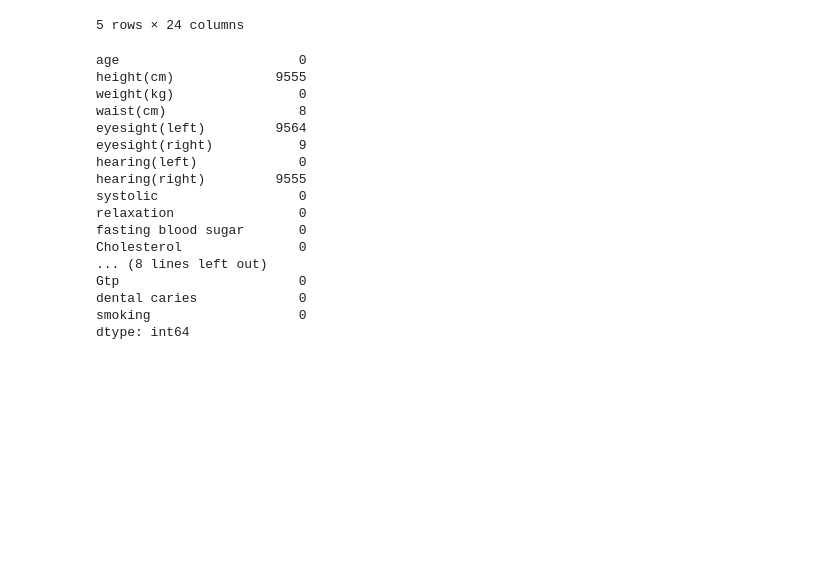
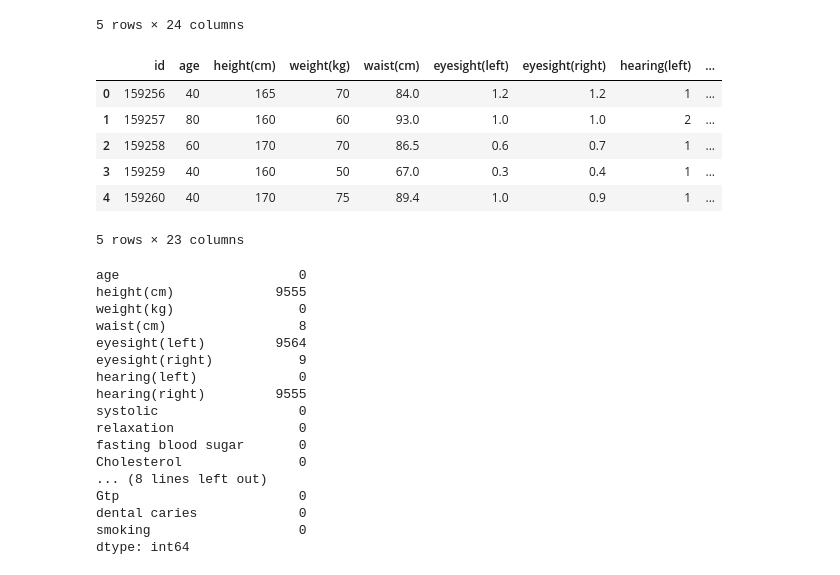
Before and after one commit to GDistories/DSAA5002_Final_Exam, a Jupyter notebook: Q5/Q5_Code/Q5.ipynb, the cells around one changed output. Saved outputs shown, nothing was run; the diff lists cells and outputs as text; code cells hidden in the pictures; blank space fills up the shorter version.

```diff
--- a/Q5/Q5_Code/Q5.ipynb
+++ b/Q5/Q5_Code/Q5.ipynb
@@ -27,6 +18,16 @@ train_df.head()
 | 3 | 3 | 35 | 180.0 | 95 | 105.0 | 1.5 | 1.2 | 1 | ... |
 | 4 | 4 | 30 | 165.0 | 60 | 80.5 | 1.5 | 1.0 | 1 | ... |
 5 rows × 24 columns
+# %%
+test_df.head()
+# %% [output]
+|  | id | age | height(cm) | weight(kg) | waist(cm) | eyesight(left) | eyesight(right) | hearing(left) | ... |
+| 0 | 159256 | 40 | 165 | 70 | 84.0 | 1.2 | 1.2 | 1 | ... |
+| 1 | 159257 | 80 | 160 | 60 | 93.0 | 1.0 | 1.0 | 2 | ... |
+| 2 | 159258 | 60 | 170 | 70 | 86.5 | 0.6 | 0.7 | 1 | ... |
+| 3 | 159259 | 40 | 160 | 50 | 67.0 | 0.3 | 0.4 | 1 | ... |
+| 4 | 159260 | 40 | 170 | 75 | 89.4 | 1.0 | 0.9 | 1 | ... |
+5 rows × 23 columns
 # %%
 # Data preprocessing
 train_df.drop('id', axis=1, inplace=True)  # Drop the 'id' column
```
Also changed, not shown: parts of 6 cells of this notebook.
